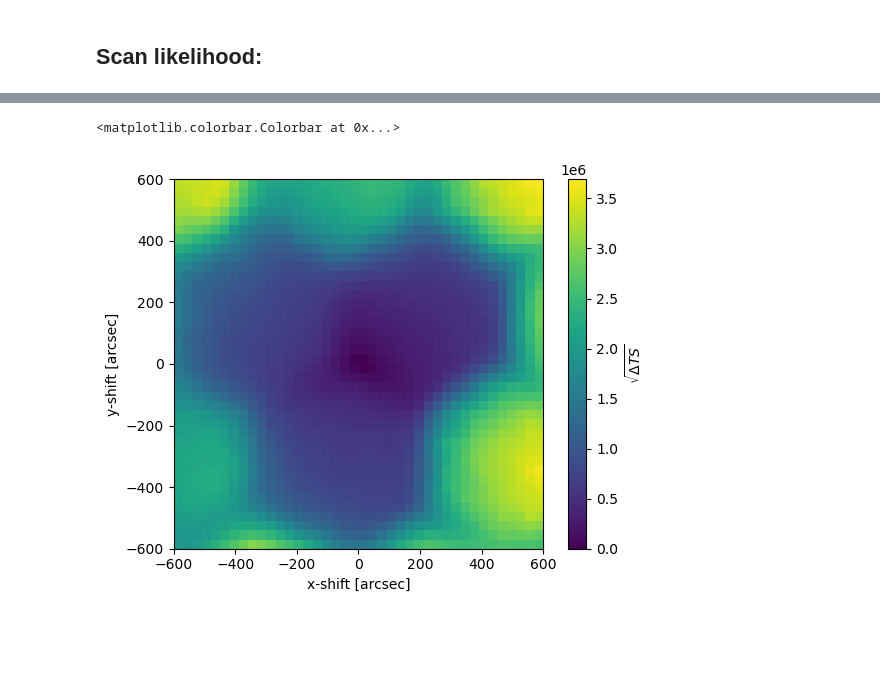
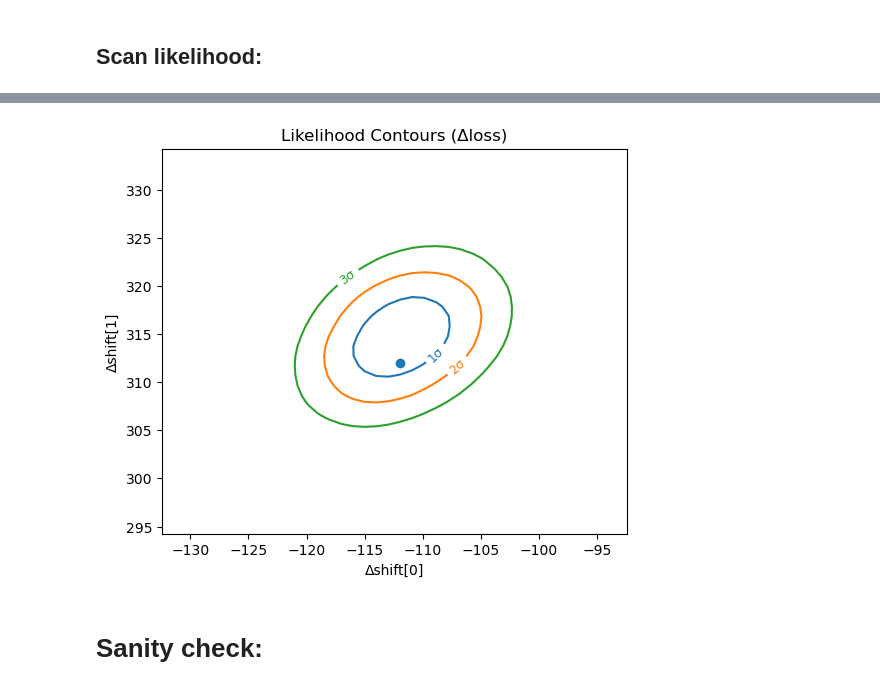
Before and after one commit to GerritRo/nyx, a Jupyter notebook: examples/Differential_Fitting.ipynb, the cells around one changed output, grey strips where cells are left out. Saved outputs shown, nothing was run; the diff lists cells and outputs as text; code cells hidden in the pictures; blank space fills up the shorter version.

```diff
--- a/examples/Differential_Fitting.ipynb
+++ b/examples/Differential_Fitting.ipynb
@@ -97,0 +110,6 @@ target_img = jnp.array(ground_truth * noise)
+# %%
+L = np.linalg.cholesky(cov)
+z = np.random.randn(960, 1)
+correlated_noise = L @ z
+
+target_img = ground_truth/1e6 + correlated_noise.flatten()
@@ -98,13 +118,15 @@ target_img = jnp.array(ground_truth * noise)
 # %%
+start, end = scene.parameters['instrument']['parameters']['shift']['flat_indices']
+
 @jax.jit
 def loss_fn(shift):
     flat_params = initial_params.copy()
-    start, end = scene.parameters['instrument']['parameters']['shift']['flat_indices']
     flat_params = flat_params.at[start:end].set(shift/3600/180*jnp.pi)
 
     scene_instance = scene.realize(flat_params)
-    likelihood = (render(scene_instance) - target_img)**2 / (0.1*target_img)
-    return jnp.sum(likelihood)
+    delta = (target_img-render(scene_instance)/1e6)
+
+    return delta @ icov @ delta
 
 initial_shift = jnp.zeros(2)
 
@@ -123,13 +145,13 @@ opt_state = optimizer.init(shift)
 # Define step
 @jax.jit
 def loss_step(shift, opt_state):
-    loss, grads = jax.value_and_grad(loss_fn)(shift)
+    loss, grads = loss_and_grad_fn(shift)
     updates, opt_state = optimizer.update(grads, opt_state)
     shift = optax.apply_updates(shift, updates)
     return shift, opt_state, loss
 
 # Optimization
-for step in range(400):
+for step in range(200):
     shift, opt_state, loss = loss_step(shift, opt_state)
     if step % 50 == 0:
         print(f"Step {step}, loss={loss:.6f}")
@@ -163,5 +181,5 @@ def scan_2d(shift_best, delta=1.0, n_points=30):
     return grid, grid, losses
 # %%
 %%time
-gridx, gridy, Z = scan_2d(shift, delta=600, n_points=40)
+gridx, gridy, Z = scan_2d(shift, delta=20, n_points=40)
 # %% [output]
@@ -170,13 +188,27 @@ Wall time: 12.9 s
-# %%
-import matplotlib.pyplot as plt
-loss_min = jnp.min(Z)
-deltaZ = np.sqrt((Z-loss_min))
-
-plt.imshow(deltaZ,extent=[gridx.min(), gridx.max(), gridy.min(), gridy.max()])
-plt.xlabel('x-shift [arcsec]')
-plt.ylabel('y-shift [arcsec]')
-
-plt.colorbar(label='$\sqrt{\Delta TS}$')
-# %% [output]
-<matplotlib.colorbar.Colorbar at 0x...>
-[figure, removed]
+# %%
+import matplotlib.pyplot as plt
+
+loss_min = jnp.min(Z)
+deltaZ = Z-loss_min
+
+X, Y = jnp.meshgrid(gridx, gridy)
+X = X+shift[0]
+Y = Y+shift[1]
+
+fig, ax = plt.subplots(figsize=(6, 5))
+CS = ax.contour(
+    X, Y, deltaZ,
+    levels=[2.3, 6.18, 11.83],   # 1σ, 2σ, 3σ for 2D case
+    colors=['C0', 'C1', 'C2'],
+)
+ax.clabel(CS, fmt={2.3:'1σ', 6.18:'2σ', 11.83:'3σ'}, fontsize=9)
+ax.set_xlabel("Δshift[0]")
+ax.set_ylabel("Δshift[1]")
+ax.set_title("Likelihood Contours (Δloss)")
+
+ax.scatter(fit_shift[0], fit_shift[1])
+plt.show()
+# %% [output]
+[figure, added]
+# %% [markdown]
+# Sanity check:
```
Also changed, not shown: parts of 11 cells of this notebook, 7 other files.
